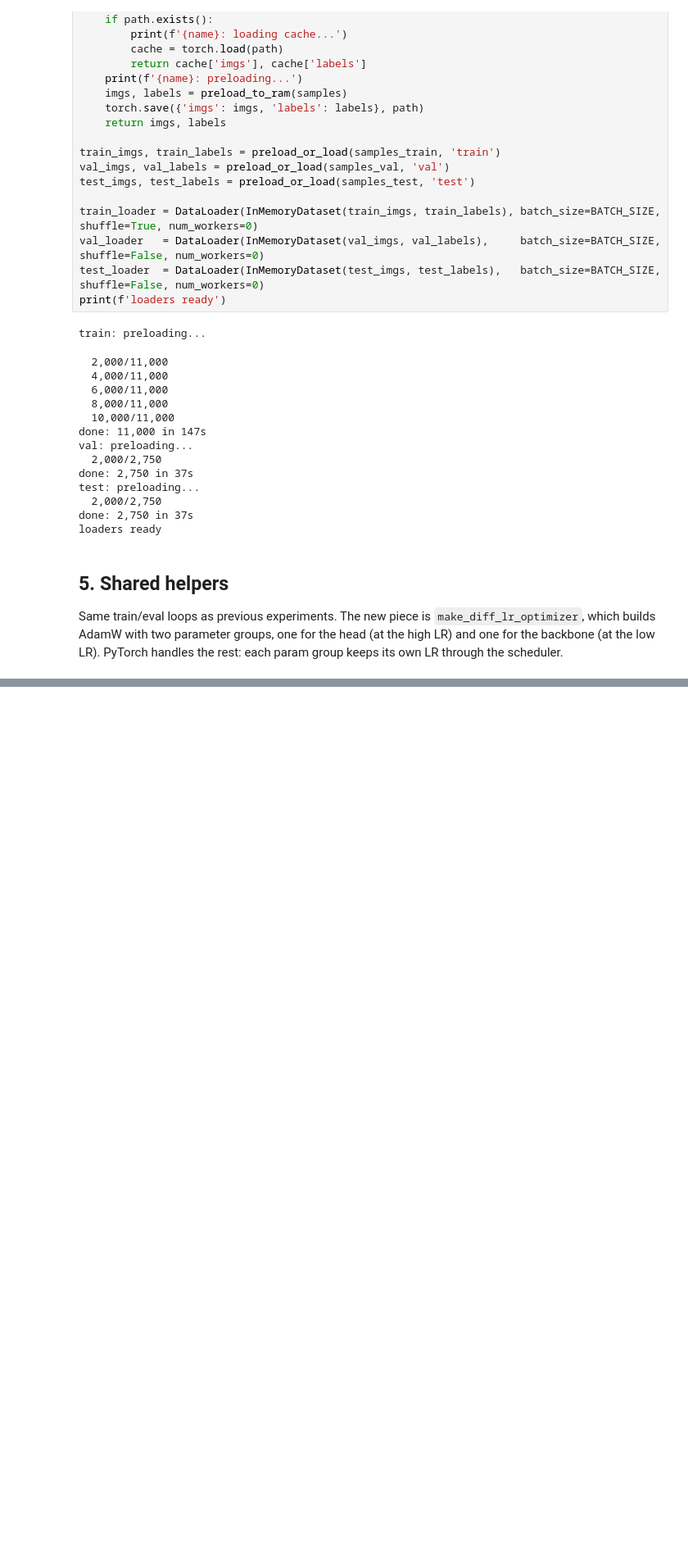
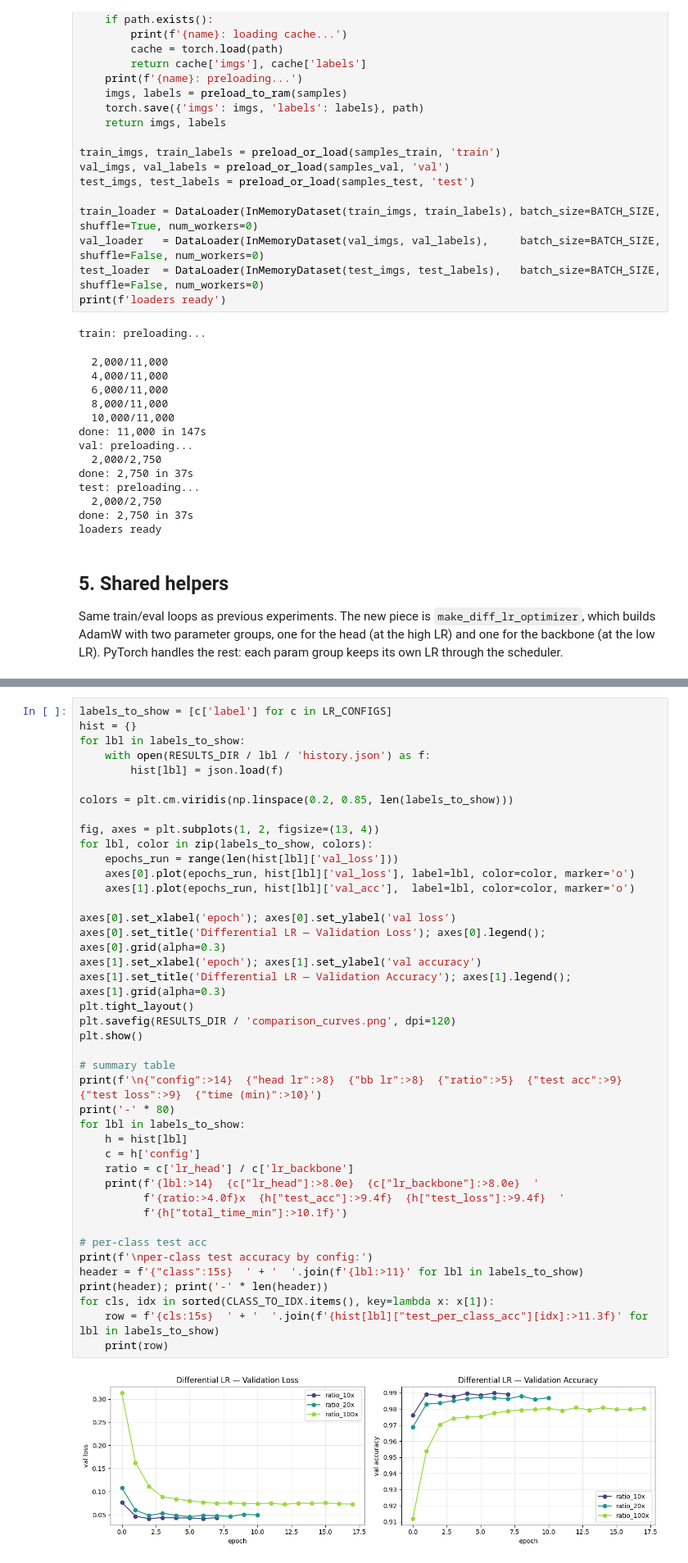
Before and after one commit to iav2002/Assignment_Advanced_Topics_In_DeepLearning, a Jupyter notebook: Part2_Experiments_3(DifferentialLearningRates).ipynb, the cells around one changed output, grey strips where cells are left out. Shown at 82% size. Saved outputs shown, nothing was run; the diff lists cells and outputs as text; blank space fills up the shorter version.

Commit message:
Results - Differential LRs

```diff
--- a/Part2_Experiments_3(DifferentialLearningRates).ipynb
+++ b/Part2_Experiments_3(DifferentialLearningRates).ipynb
@@ -264,0 +482,43 @@ print('helpers defined')
+# %%
+labels_to_show = [c['label'] for c in LR_CONFIGS]
+hist = {}
+for lbl in labels_to_show:
+    with open(RESULTS_DIR / lbl / 'history.json') as f:
+        hist[lbl] = json.load(f)
+
+colors = plt.cm.viridis(np.linspace(0.2, 0.85, len(labels_to_show)))
+
+fig, axes = plt.subplots(1, 2, figsize=(13, 4))
+for lbl, color in zip(labels_to_show, colors):
+    epochs_run = range(len(hist[lbl]['val_loss']))
+    axes[0].plot(epochs_run, hist[lbl]['val_loss'], label=lbl, color=color, marker='o')
+    axes[1].plot(epochs_run, hist[lbl]['val_acc'],  label=lbl, color=color, marker='o')
+
+axes[0].set_xlabel('epoch'); axes[0].set_ylabel('val loss')
+axes[0].set_title('Differential LR — Validation Loss'); axes[0].legend(); axes[0].grid(alpha=0.3)
+axes[1].set_xlabel('epoch'); axes[1].set_ylabel('val accuracy')
+axes[1].set_title('Differential LR — Validation Accuracy'); axes[1].legend(); axes[1].grid(alpha=0.3)
+plt.tight_layout()
+plt.savefig(RESULTS_DIR / 'comparison_curves.png', dpi=120)
+plt.show()
+
+# summary table
+print(f'\n{"config":>14}  {"head lr":>8}  {"bb lr":>8}  {"ratio":>5}  {"test acc":>9}  {"test loss":>9}  {"time (min)":>10}')
+print('-' * 80)
+for lbl in labels_to_show:
+    h = hist[lbl]
+    c = h['config']
+    ratio = c['lr_head'] / c['lr_backbone']
+    print(f'{lbl:>14}  {c["lr_head"]:>8.0e}  {c["lr_backbone"]:>8.0e}  '
+          f'{ratio:>4.0f}x  {h["test_acc"]:>9.4f}  {h["test_loss"]:>9.4f}  '
+          f'{h["total_time_min"]:>10.1f}')
+
+# per-class test acc
+print(f'\nper-class test accuracy by config:')
+header = f'{"class":15s}  ' + '  '.join(f'{lbl:>11}' for lbl in labels_to_show)
+print(header); print('-' * len(header))
+for cls, idx in sorted(CLASS_TO_IDX.items(), key=lambda x: x[1]):
+    row = f'{cls:15s}  ' + '  '.join(f'{hist[lbl]["test_per_class_acc"][idx]:>11.3f}' for lbl in labels_to_show)
+    print(row)
+# %% [output]
+[figure, added]
```
Also changed, not shown: parts of 9 cells of this notebook.
